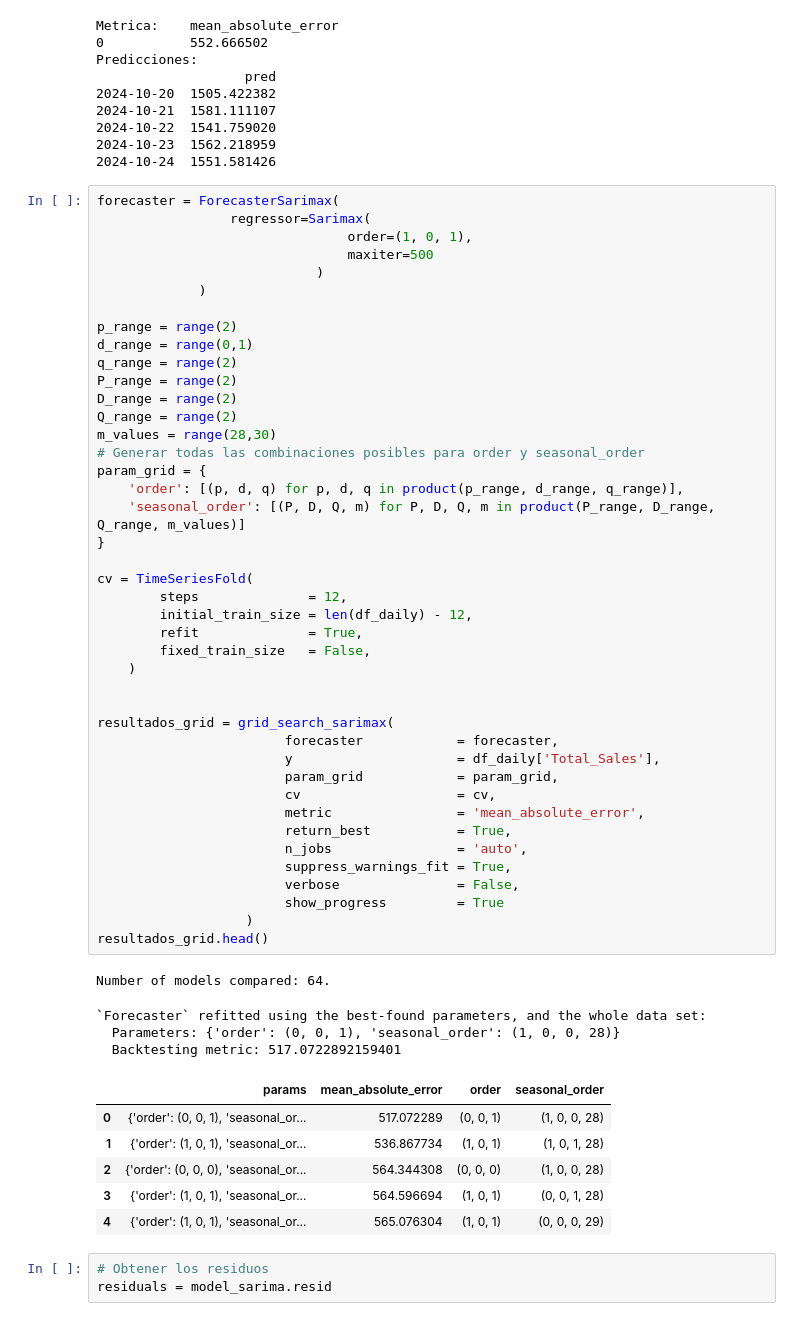
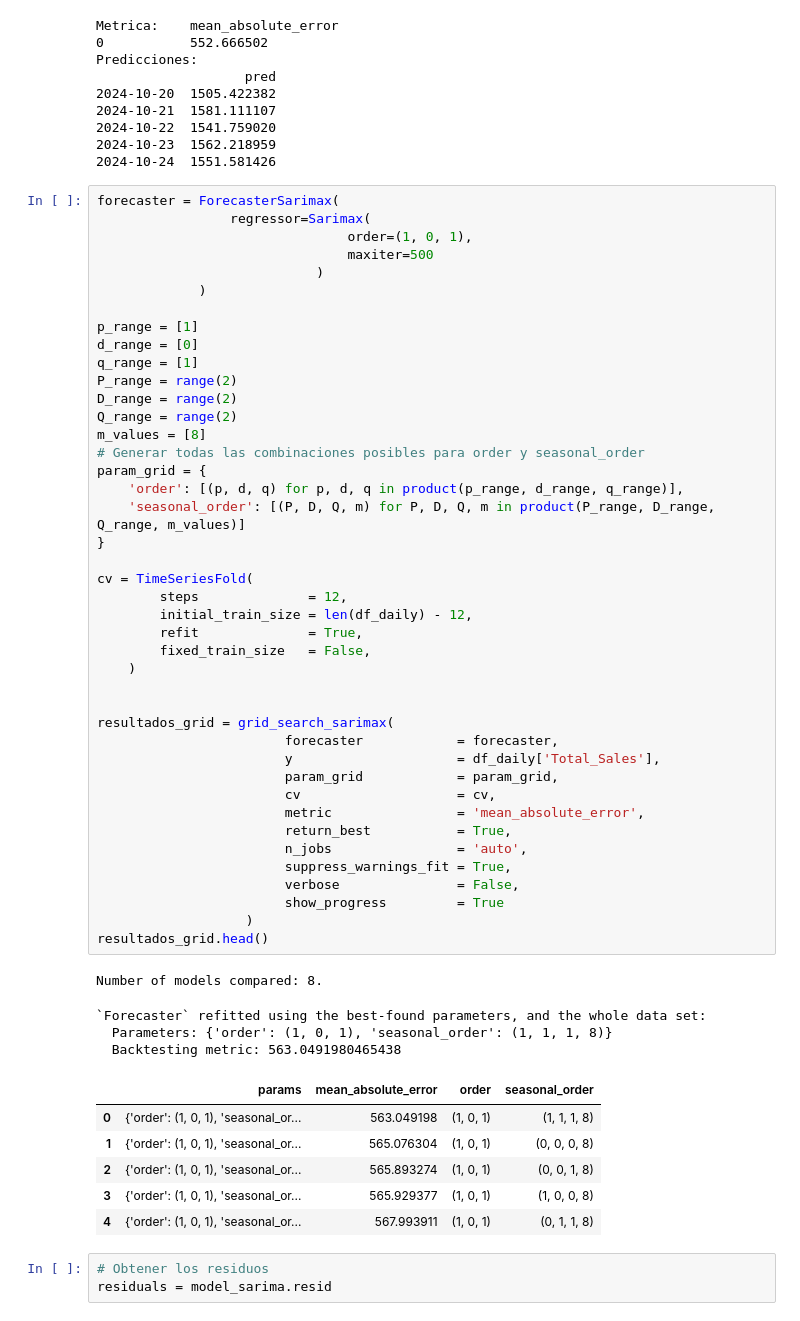
Before and after one commit to abdonrb/proyecto-ml, a Jupyter notebook: ML/models/trained/Time_series_arima.ipynb, the cells around one changed output. Saved outputs shown, nothing was run; the diff lists cells and outputs as text.

```diff
--- a/ML/models/trained/Time_series_arima.ipynb
+++ b/ML/models/trained/Time_series_arima.ipynb
@@ -229,51 +229,51 @@ forecaster = ForecasterSarimax(
                             )
              )
 
-p_range = range(2)
-d_range = range(0,1)
-q_range = range(2)
+p_range = [1]
+d_range = [0]
+q_range = [1]
 P_range = range(2)
 D_range = range(2)
 Q_range = range(2)
-m_values = range(28,30)
+m_values = [8]
 # Generar todas las combinaciones posibles para order y seasonal_order
 param_grid = {
     'order': [(p, d, q) for p, d, q in product(p_range, d_range, q_range)],
     'seasonal_order': [(P, D, Q, m) for P, D, Q, m in product(P_range, D_range, Q_range, m_values)]
 }
 
 cv = TimeSeriesFold(
         steps              = 12,
         initial_train_size = len(df_daily) - 12,
         refit              = True,
         fixed_train_size   = False,
     )
 
 
 resultados_grid = grid_search_sarimax(
                         forecaster            = forecaster,
                         y                     = df_daily['Total_Sales'],
                         param_grid            = param_grid,
                         cv                    = cv,
                         metric                = 'mean_absolute_error',
                         return_best           = True,
                         n_jobs                = 'auto',
                         suppress_warnings_fit = True,
                         verbose               = False,
                         show_progress         = True
                    )
 resultados_grid.head()
 # %% [output]
-Number of models compared: 64.
+Number of models compared: 8.
 `Forecaster` refitted using the best-found parameters, and the whole data set:
-  Parameters: {'order': (0, 0, 1), 'seasonal_order': (1, 0, 0, 28)}
-  Backtesting metric: 517.0722892159401
+  Parameters: {'order': (1, 0, 1), 'seasonal_order': (1, 1, 1, 8)}
+  Backtesting metric: 563.0491980465438
 |  | params | mean_absolute_error | order | seasonal_order |
-| 0 | {'order': (0, 0, 1), 'seasonal_or... | 517.072289 | (0, 0, 1) | (1, 0, 0, 28) |
-| 1 | {'order': (1, 0, 1), 'seasonal_or... | 536.867734 | (1, 0, 1) | (1, 0, 1, 28) |
-| 2 | {'order': (0, 0, 0), 'seasonal_or... | 564.344308 | (0, 0, 0) | (1, 0, 0, 28) |
-| 3 | {'order': (1, 0, 1), 'seasonal_or... | 564.596694 | (1, 0, 1) | (0, 0, 1, 28) |
-| 4 | {'order': (1, 0, 1), 'seasonal_or... | 565.076304 | (1, 0, 1) | (0, 0, 0, 29) |
+| 0 | {'order': (1, 0, 1), 'seasonal_or... | 563.049198 | (1, 0, 1) | (1, 1, 1, 8) |
+| 1 | {'order': (1, 0, 1), 'seasonal_or... | 565.076304 | (1, 0, 1) | (0, 0, 0, 8) |
+| 2 | {'order': (1, 0, 1), 'seasonal_or... | 565.893274 | (1, 0, 1) | (0, 0, 1, 8) |
+| 3 | {'order': (1, 0, 1), 'seasonal_or... | 565.929377 | (1, 0, 1) | (1, 0, 0, 8) |
+| 4 | {'order': (1, 0, 1), 'seasonal_or... | 567.993911 | (1, 0, 1) | (0, 1, 1, 8) |
 # %%
 # Obtener los residuos
 residuals = model_sarima.resid
```
Also changed, not shown: parts of 5 cells of this notebook, 9 other files.
